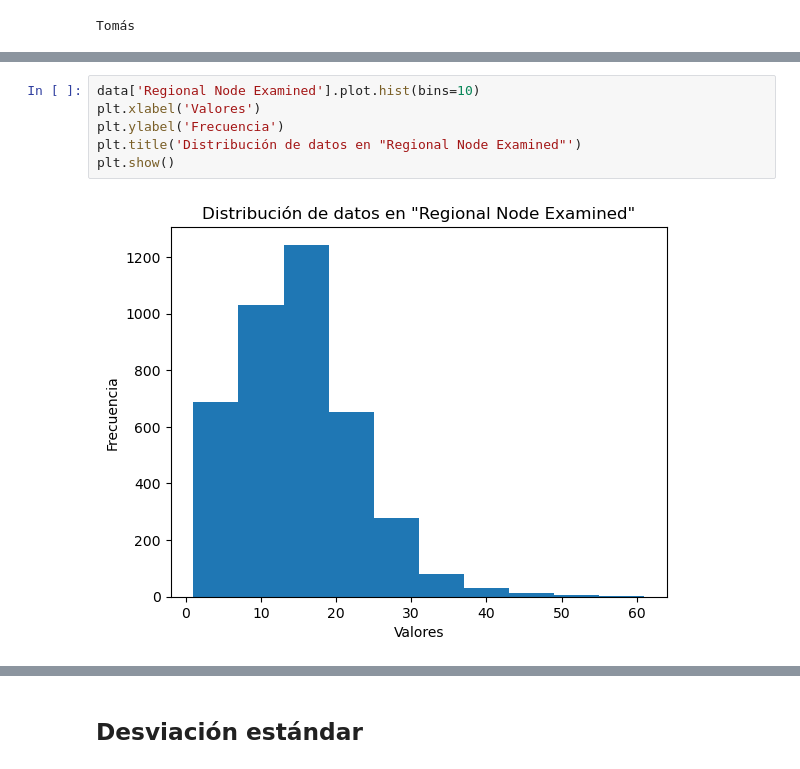
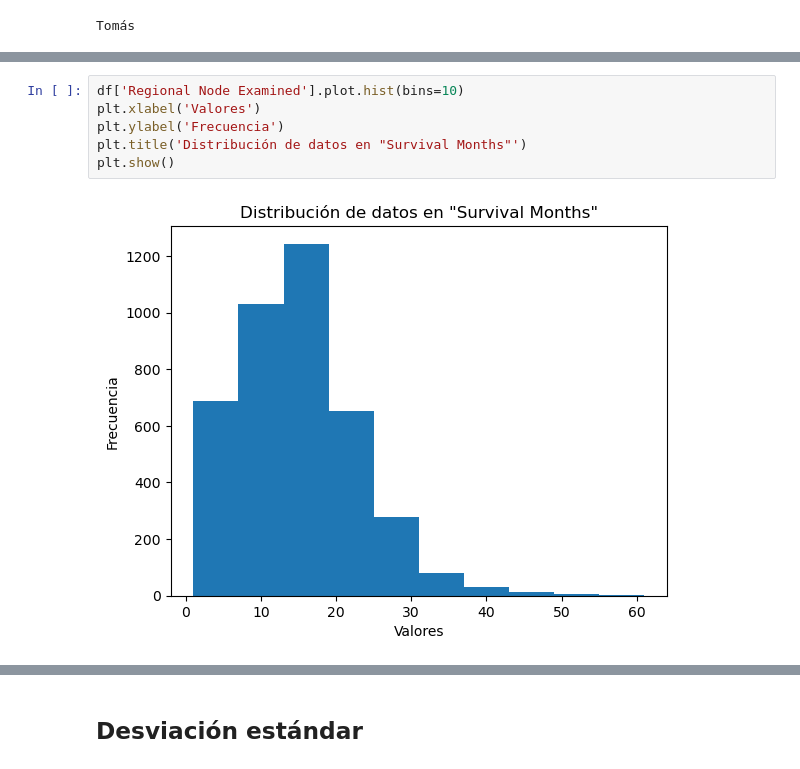
Before and after one commit to TheLudway/cancer-de-mama, a Jupyter notebook: Kaggle_Tomas.ipynb, the cells around one changed output, grey strips where cells are left out. Saved outputs shown, nothing was run; the diff lists cells and outputs as text.

```diff
--- a/Kaggle_Tomas.ipynb
+++ b/Kaggle_Tomas.ipynb
@@ -80,11 +81,11 @@ df.head()
 | 3 | 58 | White | Married | T1 | N1 | IIA | Poorly differentiated | 3 | Regional | ... |
 | 4 | 47 | White | Married | T2 | N1 | IIB | Poorly differentiated | 3 | Regional | ... |
 # %%
-data['Regional Node Examined'].plot.hist(bins=10)
+df['Regional Node Examined'].plot.hist(bins=10)
 plt.xlabel('Valores')
 plt.ylabel('Frecuencia')
-plt.title('Distribución de datos en "Regional Node Examined"')
+plt.title('Distribución de datos en "Survival Months"')
 plt.show()
 # %% [output]
-[figure, old version]
+[figure, new version]
 # %%
```
Also changed, not shown: parts of 9 cells of this notebook.
